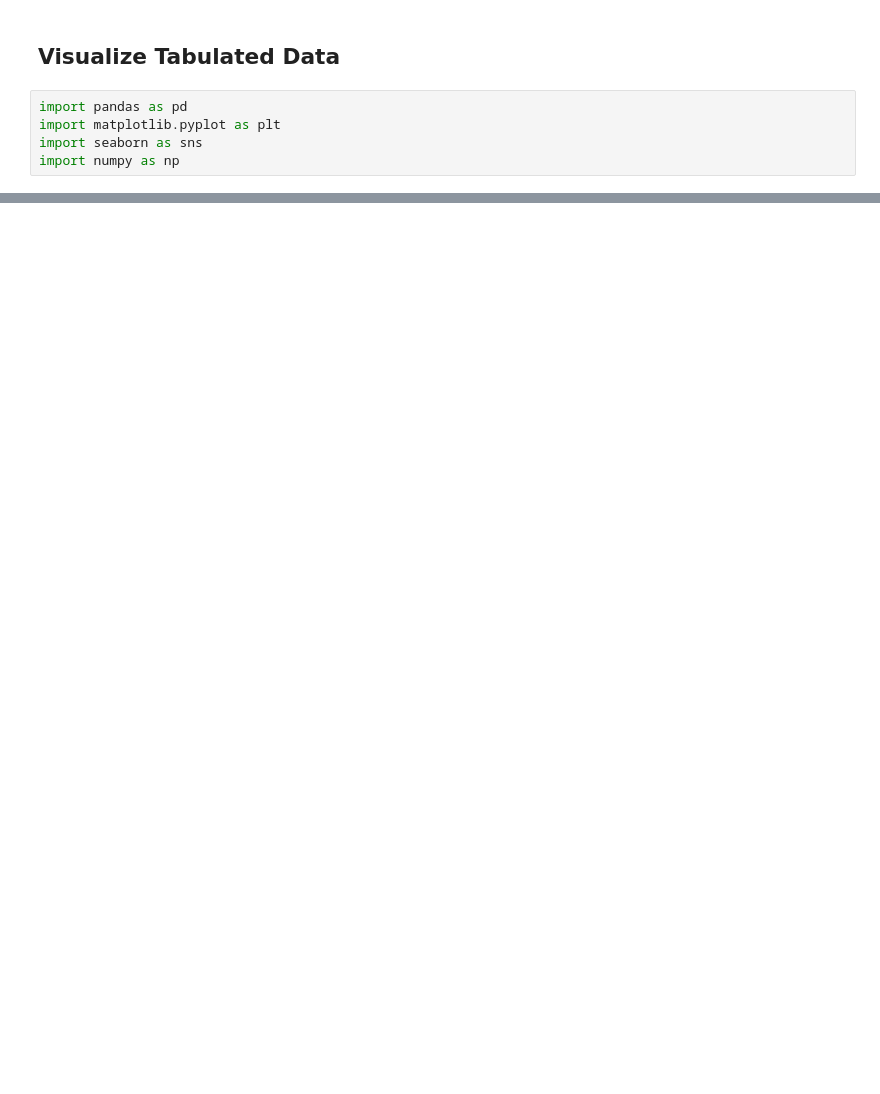
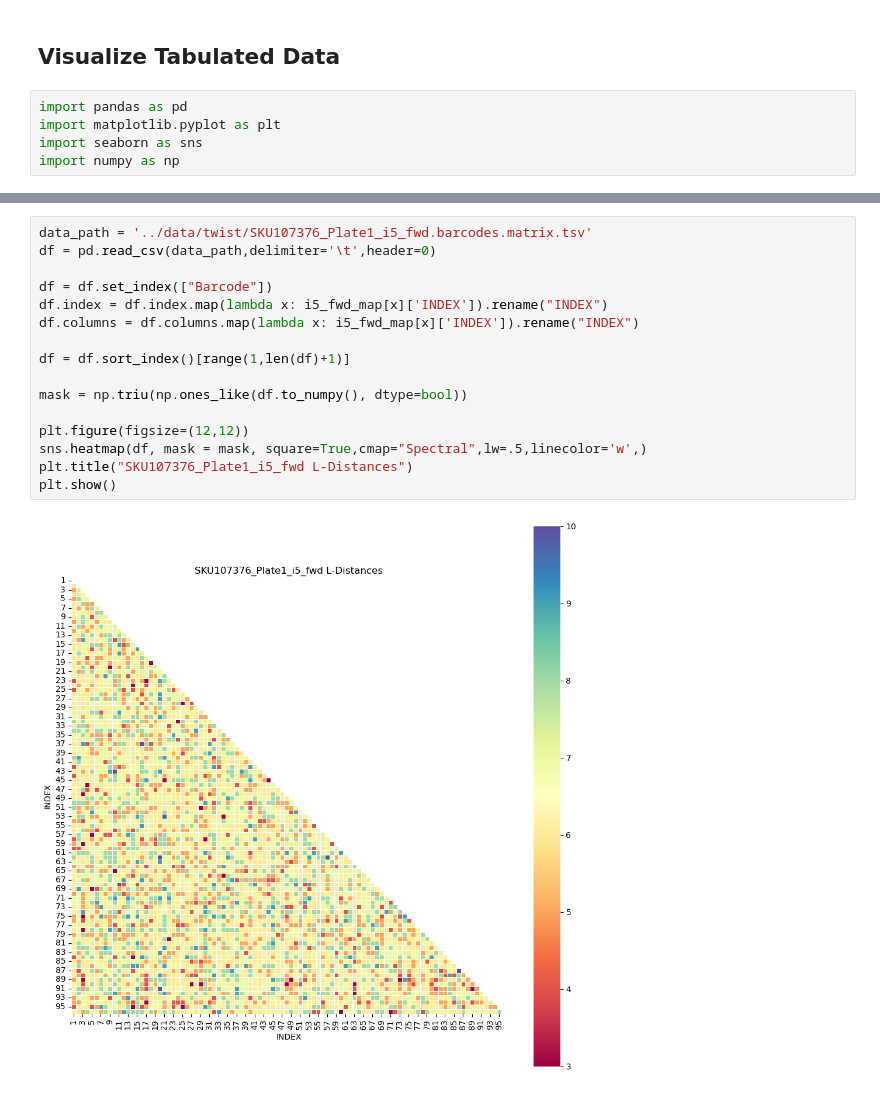
Before and after one commit to lbmorina/barcode_Ldist, a Jupyter notebook: python/tabulated_viz.ipynb, the cells around one changed output, grey strips where cells are left out. Cells and saved outputs as stored; diff of their text form; blank space fills up the shorter version.

```diff
--- a/python/tabulated_viz.ipynb
+++ b/python/tabulated_viz.ipynb
@@ -8,2 +41,20 @@ import numpy as np
+# %%
+data_path = '../data/twist/SKU107376_Plate1_i5_fwd.barcodes.matrix.tsv'
+df = pd.read_csv(data_path,delimiter='\t',header=0)
+
+df = df.set_index(["Barcode"])
+df.index = df.index.map(lambda x: i5_fwd_map[x]['INDEX']).rename("INDEX")
+df.columns = df.columns.map(lambda x: i5_fwd_map[x]['INDEX']).rename("INDEX")
+
+df = df.sort_index()[range(1,len(df)+1)]
+
+mask = np.triu(np.ones_like(df.to_numpy(), dtype=bool))
+
+plt.figure(figsize=(12,12))
+sns.heatmap(df, mask = mask, square=True,cmap="Spectral",lw=.5,linecolor='w',)
+plt.title("SKU107376_Plate1_i5_fwd L-Distances")
+plt.show()
+# %% [output]
+[figure, added]
 # %%
 data_path = '../data/twist/SKU107376_Plate1_i5_fwd.barcodes.matrix.tsv'
```
Also changed, not shown: parts of 4 cells of this notebook, 1 other file.
